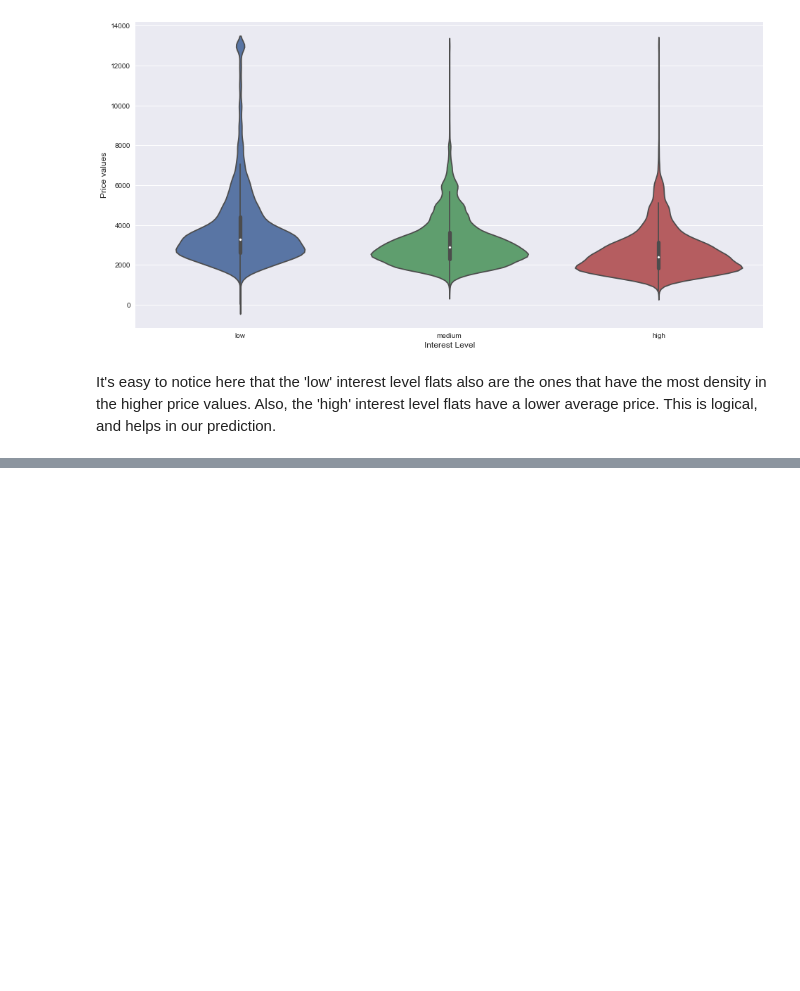
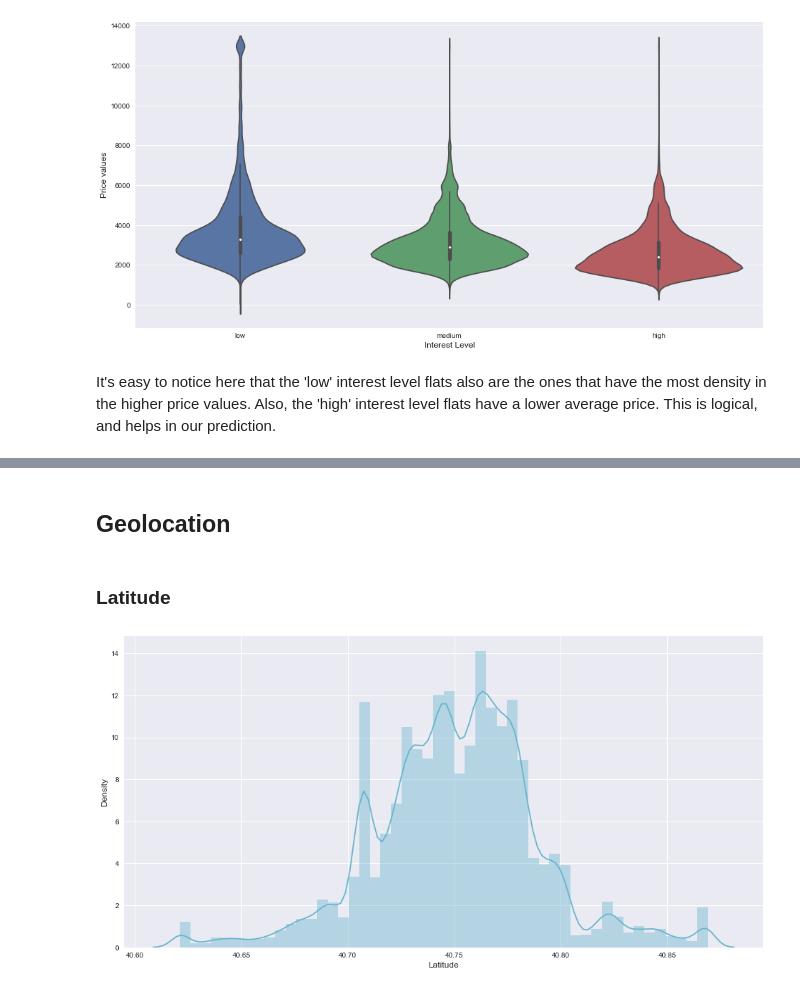
Before and after one commit to Justinon/Math-189-Case-Studies, a Jupyter notebook: Final (Kaggle)/RentalListings.ipynb, the cells around one changed output, grey strips where cells are left out. Cells and saved outputs as stored; diff of their text form; code cells hidden in the pictures; blank space fills up the shorter version.

```diff
--- a/Final (Kaggle)/RentalListings.ipynb
+++ b/Final (Kaggle)/RentalListings.ipynb
@@ -83,0 +102,20 @@ It's easy to notice here that the 'low' interest level flats also are the ones t
+# %% [markdown]
+## Geolocation
+# %% [markdown]
+### Latitude
+# %%
+# Normalizing the outliers
+percentile_995_Latitude = np.percentile(trainData['latitude'], 99.5)
+percentile_005_Latitude = np.percentile(trainData['latitude'], .5)
+outlierUpperLatRows = trainData['latitude'] > percentile_995_Latitude
+outlierLowerLatRows = trainData['latitude'] < percentile_005_Latitude
+trainData.loc[outlierUpperLatRows, 'latitude'] = percentile_995_Latitude
+trainData.loc[outlierLowerLatRows, 'latitude'] = percentile_005_Latitude
+
+plt.figure(figsize=(16,8))
+sns.distplot(trainData['latitude'], color=colors[5])
+plt.xlabel("Latitude", fontsize=12)
+plt.ylabel("Density", fontsize=12)
+plt.show()
+# %% [output]
+[figure, added]
```
Also changed, not shown: parts of 10 cells of this notebook.
